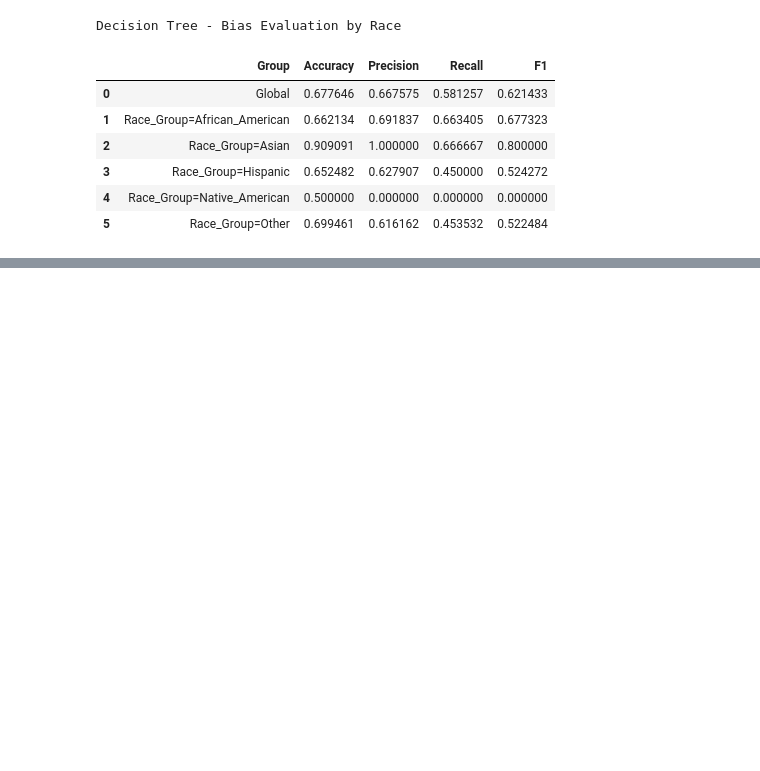
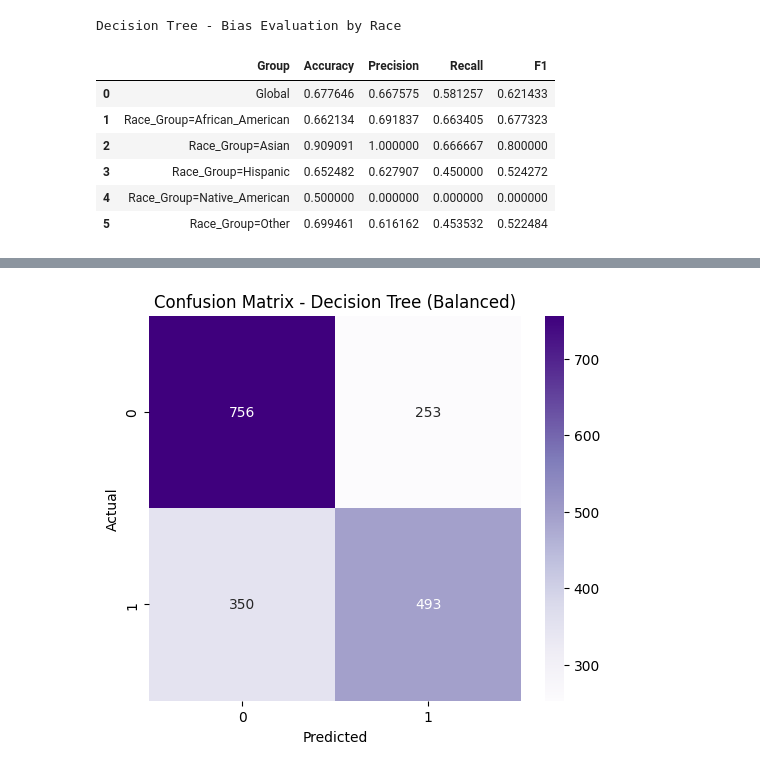
Before and after one commit to MelissaPerez09/fair-ai-compass, a Jupyter notebook: src/main.ipynb, the cells around one changed output, grey strips where cells are left out. Cells and saved outputs as stored; diff of their text form; code cells hidden in the pictures; blank space fills up the shorter version.

```diff
--- a/src/main.ipynb
+++ b/src/main.ipynb
@@ -738,0 +816,9 @@ Decision Tree - Bias Evaluation by Race
+# %%
+dt_pipeline = Pipeline(steps=[
+    ("preprocessor", preprocessor),
+    ("clf", DecisionTreeClassifier(max_depth=6, min_samples_leaf=20,
+                                   class_weight="balanced", random_state=42))
+])
+# %%
+dt_pipeline.fit(X_train, y_train)
+y_pred_dt = dt_pipeline.predict(X_test)
@@ -738,0 +842,13 @@ Decision Tree - Bias Evaluation by Race
+# %%
+# Confusion Matrix - Decision Tree (Balanced)
+cm_dt_bal = confusion_matrix(y_test, y_pred_dt)
+
+plt.figure(figsize=(6,5))
+sns.heatmap(cm_dt_bal, annot=True, fmt="d", cmap="Purples",
+            xticklabels=[0,1], yticklabels=[0,1])
+plt.xlabel("Predicted")
+plt.ylabel("Actual")
+plt.title("Confusion Matrix - Decision Tree (Balanced)")
+plt.show()
+# %% [output]
+[figure, added]
```
Also changed, not shown: parts of 25 cells of this notebook, 14 other files.
